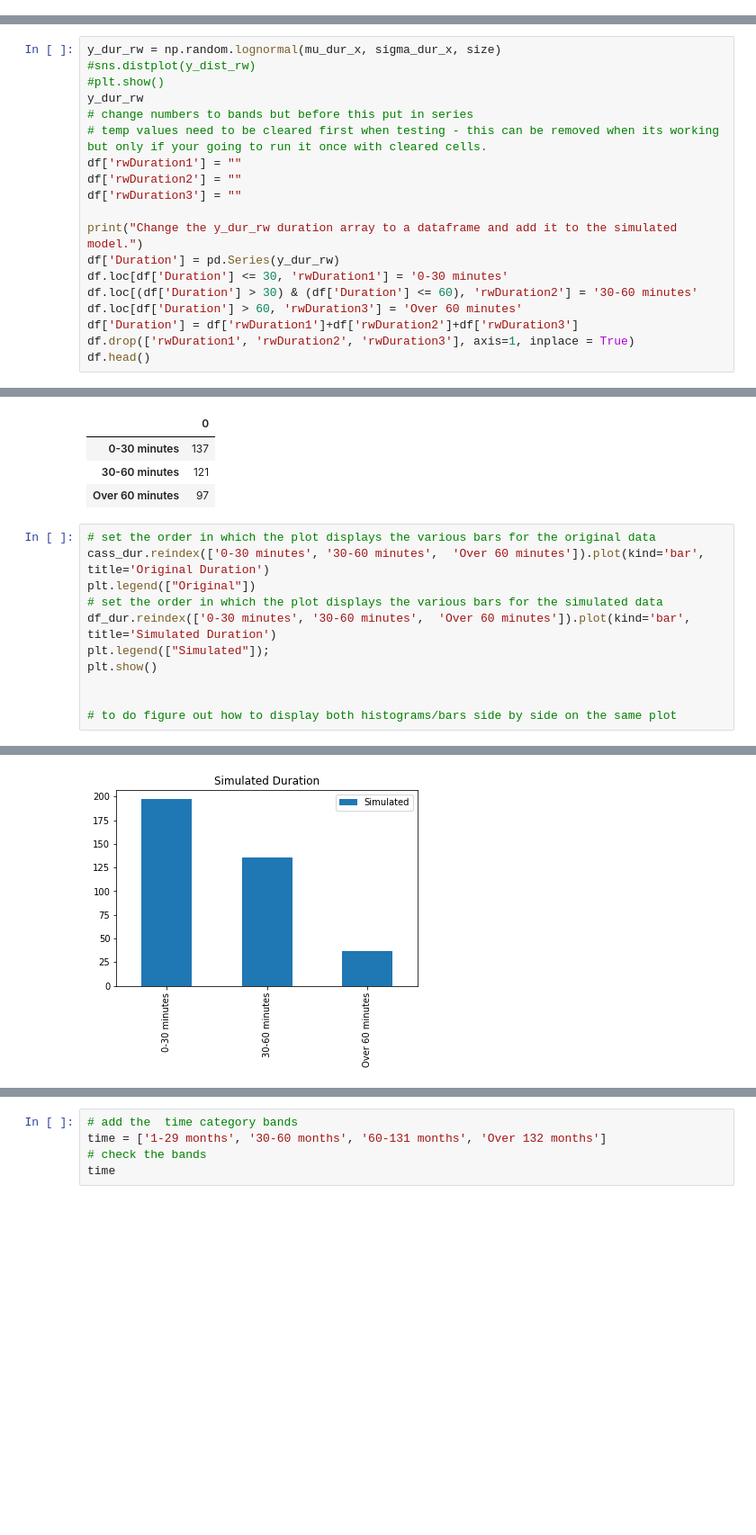
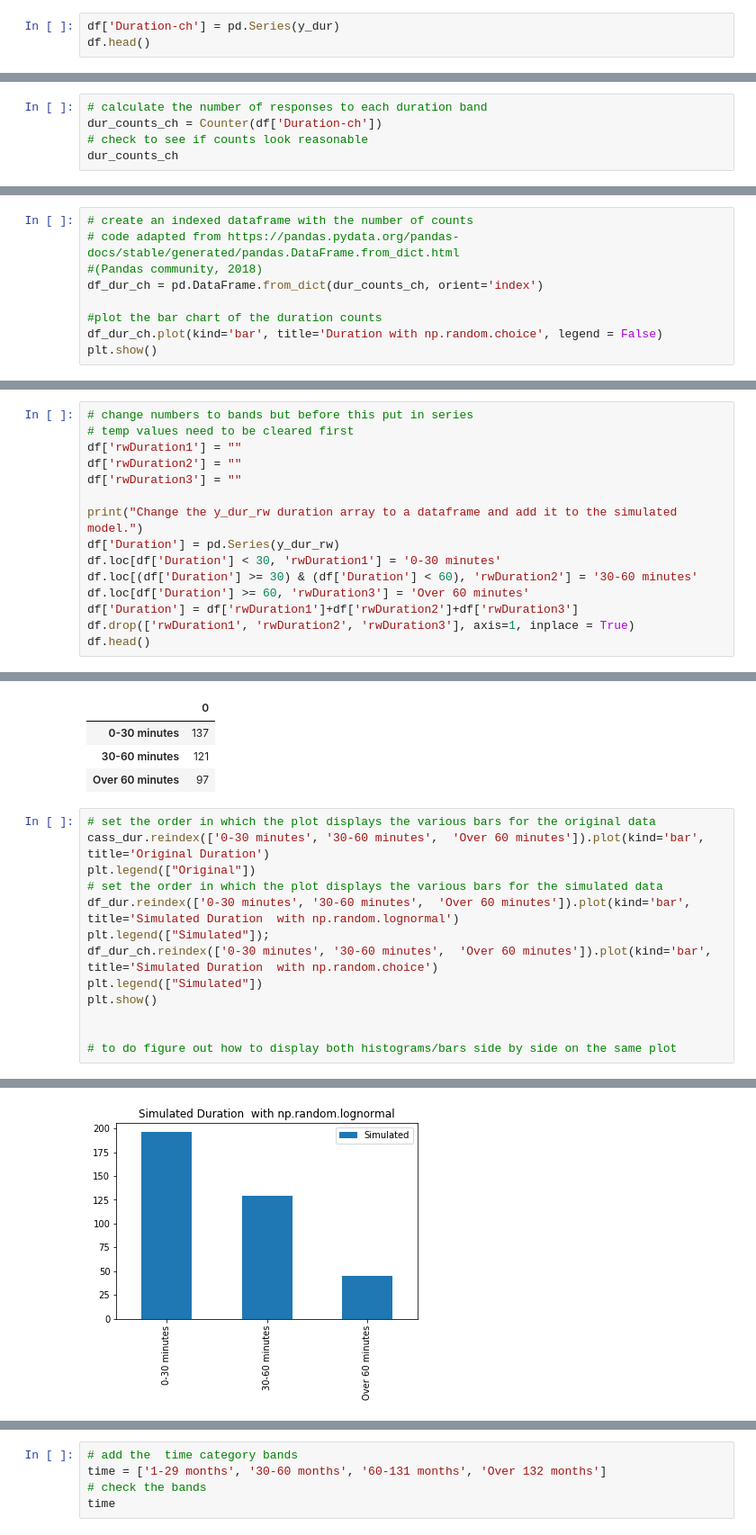
Before and after one commit to Osheah/commute-stress, a Jupyter notebook: commute-stress.ipynb, the cells around one changed output, grey strips where cells are left out. Shown at 90% size. Drawn from its saved outputs; the diff is of its cells as text; blank space fills up the shorter version.

```diff
--- a/commute-stress.ipynb
+++ b/commute-stress.ipynb
@@ -466,0 +530,3 @@ array(['0-30 minutes', '0-30 minutes', '0-30 minutes', '0-30 minutes',
+# %%
+df['Duration-ch'] = pd.Series(y_dur)
+df.head()
@@ -466,0 +540,5 @@ array(['0-30 minutes', '0-30 minutes', '0-30 minutes', '0-30 minutes',
+# %%
+# calculate the number of responses to each duration band
+dur_counts_ch = Counter(df['Duration-ch'])
+# check to see if counts look reasonable
+dur_counts_ch
@@ -466,0 +555,9 @@ array(['0-30 minutes', '0-30 minutes', '0-30 minutes', '0-30 minutes',
+# %%
+# create an indexed dataframe with the number of counts
+# code adapted from https://pandas.pydata.org/pandas-docs/stable/generated/pandas.DataFrame.from_dict.html
+#(Pandas community, 2018)
+df_dur_ch = pd.DataFrame.from_dict(dur_counts_ch, orient='index')
+
+#plot the bar chart of the duration counts
+df_dur_ch.plot(kind='bar', title='Duration with np.random.choice', legend = False)
+plt.show()
@@ -499,19 +611,15 @@ Next generate the random values from the lognormal distribution using NumPy Rand
 # %%
-y_dur_rw = np.random.lognormal(mu_dur_x, sigma_dur_x, size)
-#sns.distplot(y_dist_rw)
-#plt.show()
-y_dur_rw
 # change numbers to bands but before this put in series
-# temp values need to be cleared first when testing - this can be removed when its working but only if your going to run it once with cleared cells.
+# temp values need to be cleared first
 df['rwDuration1'] = ""
 df['rwDuration2'] = ""
 df['rwDuration3'] = ""
 
 print("Change the y_dur_rw duration array to a dataframe and add it to the simulated model.")
 df['Duration'] = pd.Series(y_dur_rw)
-df.loc[df['Duration'] <= 30, 'rwDuration1'] = '0-30 minutes'
-df.loc[(df['Duration'] > 30) & (df['Duration'] <= 60), 'rwDuration2'] = '30-60 minutes'
-df.loc[df['Duration'] > 60, 'rwDuration3'] = 'Over 60 minutes'
+df.loc[df['Duration'] < 30, 'rwDuration1'] = '0-30 minutes'
+df.loc[(df['Duration'] >= 30) & (df['Duration'] < 60), 'rwDuration2'] = '30-60 minutes'
+df.loc[df['Duration'] >= 60, 'rwDuration3'] = 'Over 60 minutes'
 df['Duration'] = df['rwDuration1']+df['rwDuration2']+df['rwDuration3']
 df.drop(['rwDuration1', 'rwDuration2', 'rwDuration3'], axis=1, inplace = True)
 df.head()
@@ -575,14 +683,16 @@ cass_dur.head()
 # %%
 # set the order in which the plot displays the various bars for the original data
 cass_dur.reindex(['0-30 minutes', '30-60 minutes',  'Over 60 minutes']).plot(kind='bar', title='Original Duration')
 plt.legend(["Original"])
 # set the order in which the plot displays the various bars for the simulated data
-df_dur.reindex(['0-30 minutes', '30-60 minutes',  'Over 60 minutes']).plot(kind='bar', title='Simulated Duration')
+df_dur.reindex(['0-30 minutes', '30-60 minutes',  'Over 60 minutes']).plot(kind='bar', title='Simulated Duration  with np.random.lognormal')
 plt.legend(["Simulated"]);
+df_dur_ch.reindex(['0-30 minutes', '30-60 minutes',  'Over 60 minutes']).plot(kind='bar', title='Simulated Duration  with np.random.choice')
+plt.legend(["Simulated"])
 plt.show()
 
 
 # to do figure out how to display both histograms/bars side by side on the same plot
 # %% [output]
 [figure]
-[figure, old version]
+[figure, new version]
```
Also changed, not shown: parts of 166 cells of this notebook, 2 other files.
